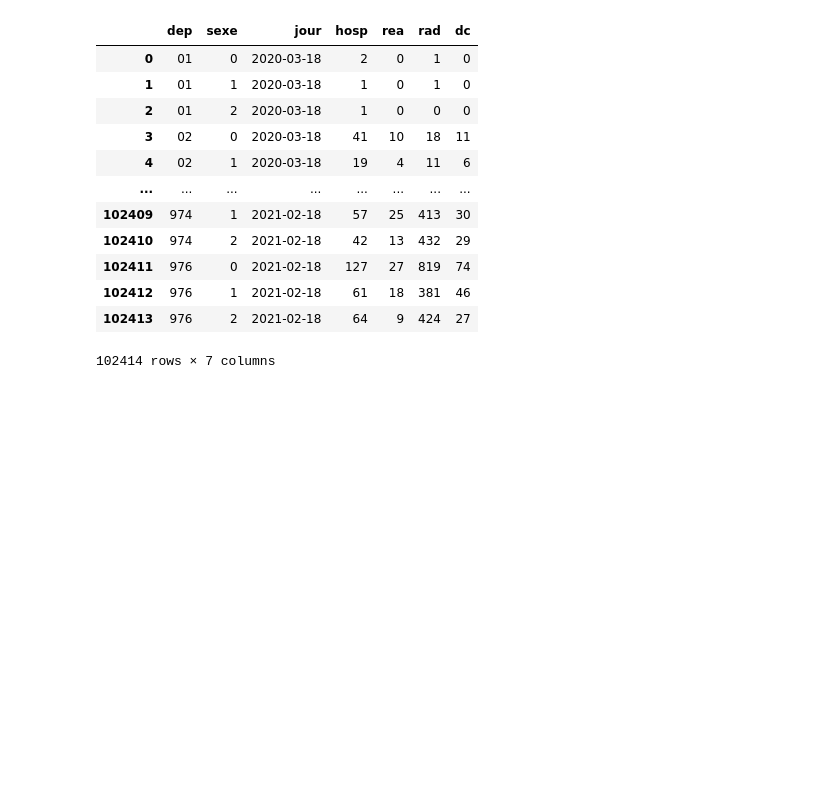
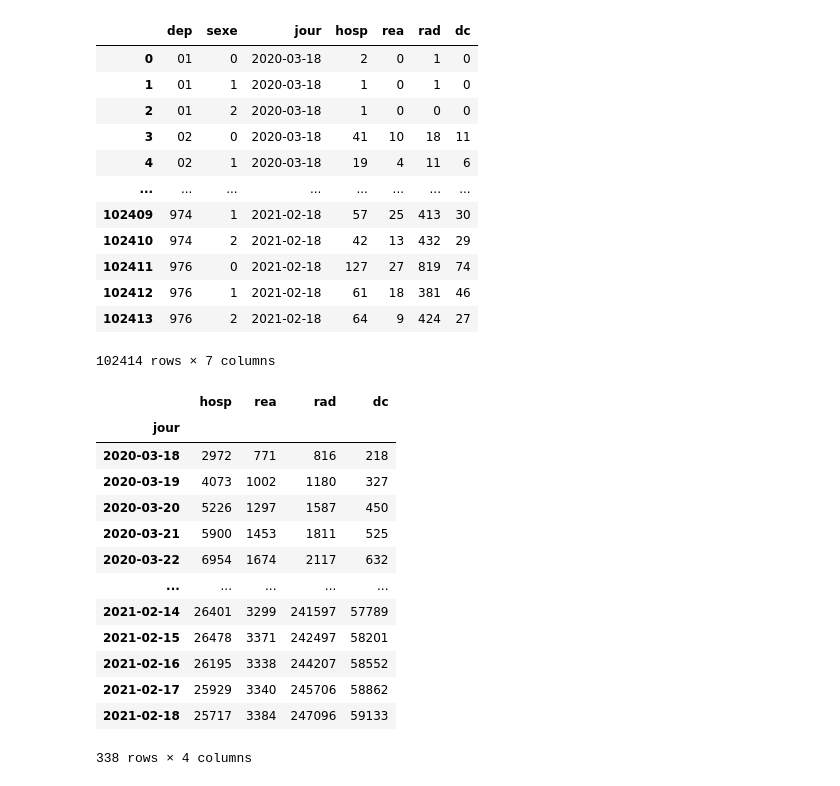
Before and after one commit to aromdhane/Dashboard, a Jupyter notebook: analyse_covid.ipynb, the cells around one changed output. Cells and saved outputs as stored; diff of their text form; code cells hidden in the pictures; blank space fills up the shorter version.

```diff
--- a/analyse_covid.ipynb
+++ b/analyse_covid.ipynb
@@ -73,3 +73,21 @@ df_covid
 | 102412 | 976 | 1 | 2021-02-18 | 61 | 18 | 381 | 46 |
 | 102413 | 976 | 2 | 2021-02-18 | 64 | 9 | 424 | 27 |
 102414 rows × 7 columns
+# %%
+df2 = df_covid.query("sexe==0")
+df2[['hosp','rea','rad','dc']].groupby(df_covid['jour']).sum()
+# %% [output]
+|  | hosp | rea | rad | dc |
+| jour |  |  |  |  |
+| 2020-03-18 | 2972 | 771 | 816 | 218 |
+| 2020-03-19 | 4073 | 1002 | 1180 | 327 |
+| 2020-03-20 | 5226 | 1297 | 1587 | 450 |
+| 2020-03-21 | 5900 | 1453 | 1811 | 525 |
+| 2020-03-22 | 6954 | 1674 | 2117 | 632 |
+| ... | ... | ... | ... | ... |
+| 2021-02-14 | 26401 | 3299 | 241597 | 57789 |
+| 2021-02-15 | 26478 | 3371 | 242497 | 58201 |
+| 2021-02-16 | 26195 | 3338 | 244207 | 58552 |
+| 2021-02-17 | 25929 | 3340 | 245706 | 58862 |
+| 2021-02-18 | 25717 | 3384 | 247096 | 59133 |
+338 rows × 4 columns
```
Also changed, not shown: parts of 2 cells of this notebook, 2 other files.
